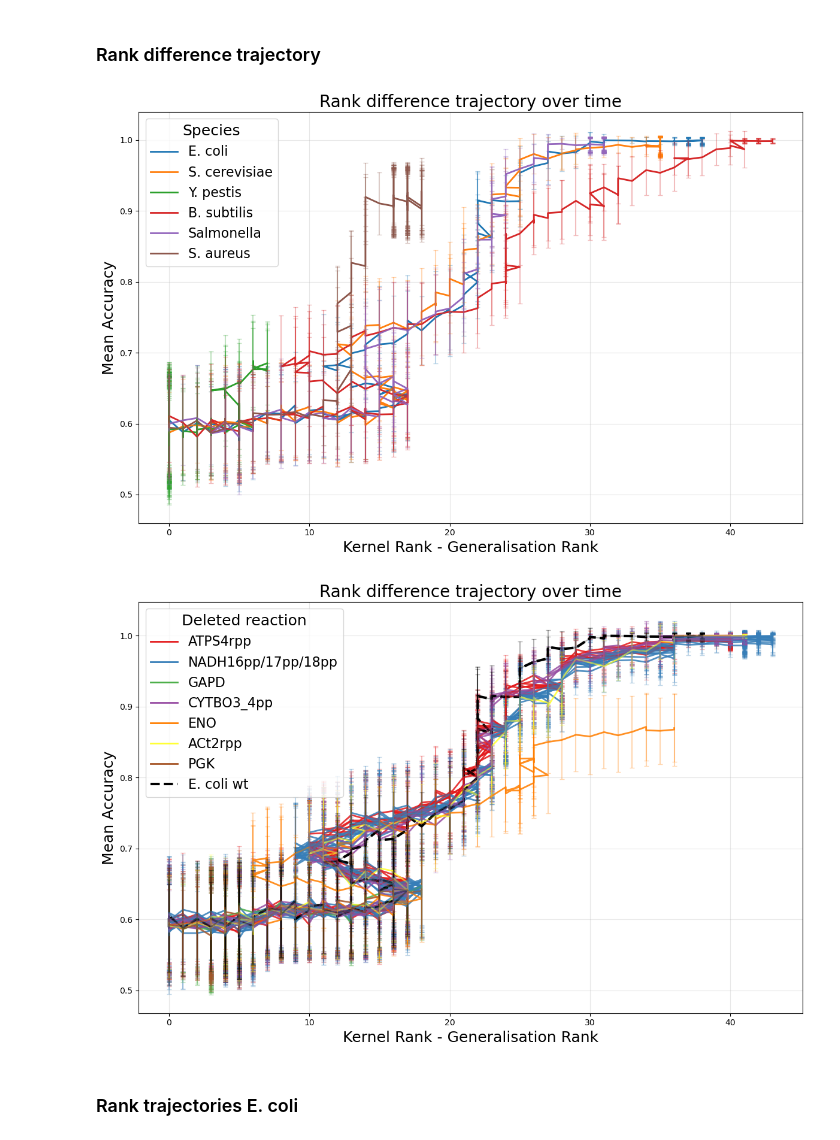
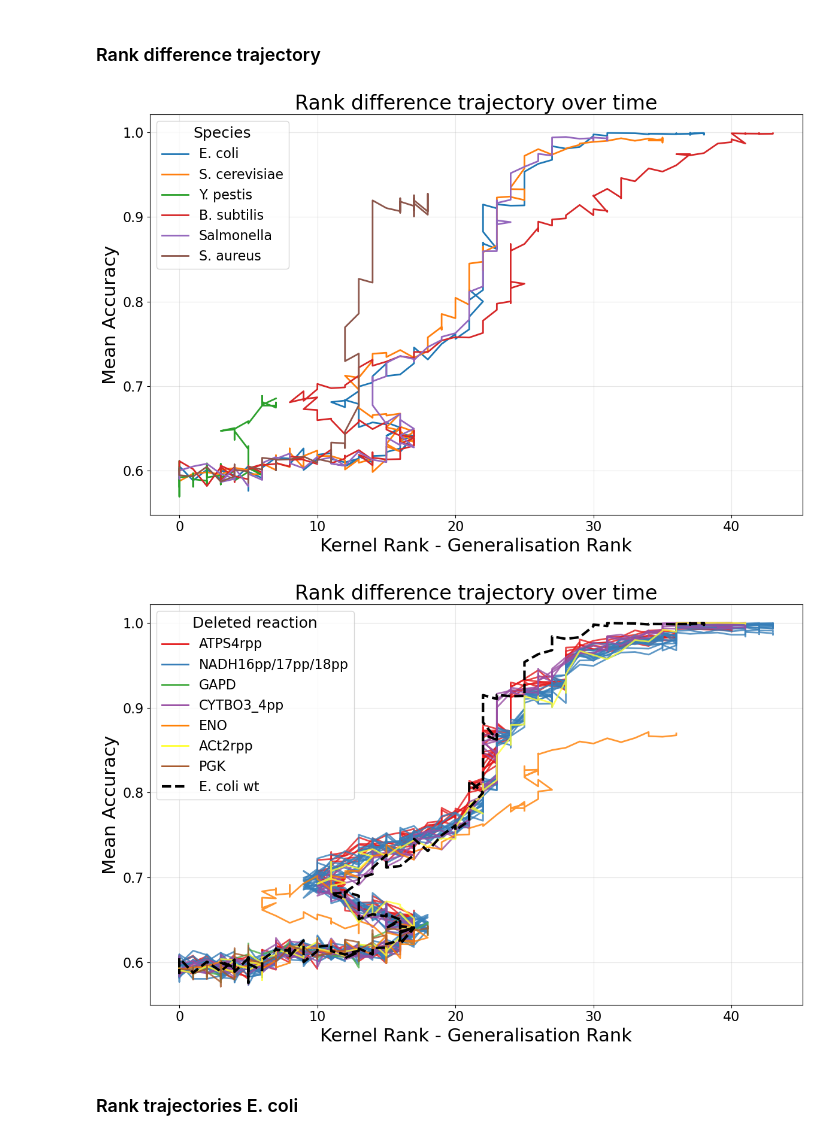
Before and after one commit to lauraalonsobart/alife2026-bacteria-reservoir-rank-difference, a Jupyter notebook: Figure_code.ipynb, the cells around one changed output. Drawn from its saved outputs; the diff is of its cells as text; code cells hidden in the pictures.

```diff
--- a/Figure_code.ipynb
+++ b/Figure_code.ipynb
@@ -202,7 +206,7 @@ plt.show()
 # %%
 files = [fname for fname in os.listdir("tradeoff_analysis") if fname.endswith("GX.csv")]
 plt.figure(figsize=(12, 8))
-std=True
+std=False
 
 for file in files:
     results_df = pd.read_csv(f"tradeoff_analysis/{file}")
@@ -226,9 +230,11 @@ for file in files:
             color=line[0].get_color(),
             zorder=2)
 
-plt.xlabel("Kernel Rank - Generalisation Rank", fontsize=18)
-plt.ylabel("Mean Accuracy", fontsize=18)
-plt.title("Rank difference trajectory over time", fontsize=20)
+plt.xlabel("Kernel Rank - Generalisation Rank", fontsize=22)
+plt.xticks(fontsize=16)
+plt.ylabel("Mean Accuracy", fontsize=22)
+plt.yticks(fontsize=16)
+plt.title("Rank difference trajectory over time", fontsize=24)
 plt.legend(loc='upper left', title='Species', title_fontsize=18, fontsize=16)
 plt.grid(True, alpha=0.3)
 plt.tight_layout()
@@ -238,14 +244,14 @@ else:
     plt.savefig('figures/krgr_species_GX.pdf')
 plt.show()
 # %% [output]
-[figure, old version]
+[figure, new version]
 # %%
 import matplotlib.pyplot as plt
 import pandas as pd
 import numpy as np
 from collections import defaultdict
 
-std=True
+std=False
 
 # Read the CSV file to get reaction mappings
 reactions_df = pd.read_csv("glc_xyl_mutants.txt", sep=',')
@@ -324,37 +330,39 @@ wt_df = pd.read_csv("tradeoff_analysis/iML1515_GX.csv")
 kr_gr=wt_df["ker_rank"]-wt_df["gen_rank"]
 
 # Plot wild type line with different style
 line=plt.plot(kr_gr, wt_df["mean_acc_curves"],
             linewidth=3, linestyle='--', color='black', label='E. coli wt')
 
 # Add shaded area for wild type standard deviation
 if std:
     plt.errorbar(kr_gr, wt_df["mean_acc_curves"],
                 yerr=wt_df["std_acc_curves"],
                 capsize=3,
                 alpha=0.3,
                 linewidth=1.5,
                 markersize=2,
                 color=line[0].get_color(),
                 zorder=2)
 
 legend_handles.append(plt.Line2D([0], [0], color='black', linewidth=3, linestyle='--'))
 legend_labels.append('E. coli wt')
 
 # Create the final plot
-plt.xlabel("Kernel Rank - Generalisation Rank", fontsize=18)
-plt.ylabel("Mean Accuracy", fontsize=18)
-plt.title("Rank difference trajectory over time", fontsize=20)
+plt.xlabel("Kernel Rank - Generalisation Rank", fontsize=22)
+plt.xticks(fontsize=16)
+plt.ylabel("Mean Accuracy", fontsize=22)
+plt.yticks(fontsize=16)
+plt.title("Rank difference trajectory over time", fontsize=24)
 plt.legend(legend_handles, legend_labels, loc='upper left', title='Deleted reaction', title_fontsize=18, fontsize=16)
 plt.grid(True, alpha=0.3)
 plt.tight_layout()
 if std:
     plt.savefig('figures/krgr_sd_muts_GX.pdf')
 else:
     plt.savefig('figures/krgr_muts_GX.pdf')
 plt.show()
 # %% [output]
-[figure, old version]
+[figure, new version]
 # %% [markdown]
 ### Rank trajectories E. coli
 # %%
```
Also changed, not shown: parts of 5 cells of this notebook, 11 other files.
